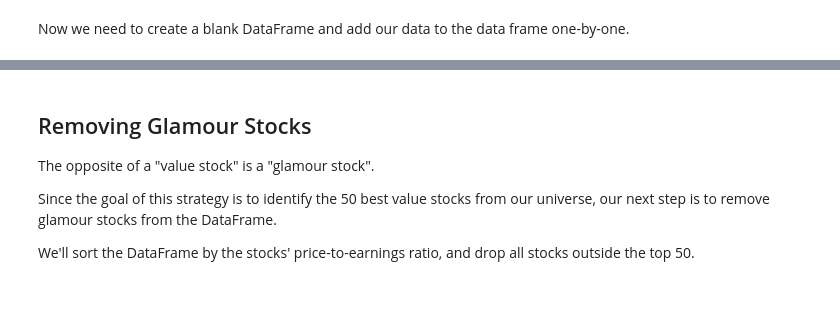
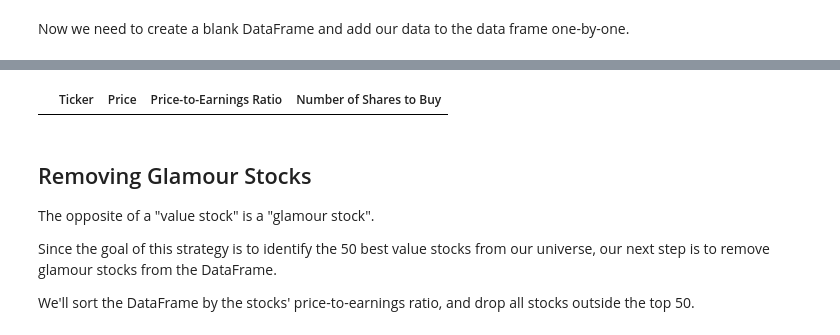
Before and after one commit to hakoshie/algo-trade, a Jupyter notebook: starter_files/003_quantitative_value_strategy.ipynb, the cells around one changed output, grey strips where cells are left out. Saved outputs shown, nothing was run; the diff lists cells and outputs as text; code cells hidden in the pictures; blank space fills up the shorter version.

```diff
--- a/starter_files/003_quantitative_value_strategy.ipynb
+++ b/starter_files/003_quantitative_value_strategy.ipynb
@@ -74,7 +94,7 @@ def chunks(lst, n):
     for i in range(0, len(lst), n):
         yield lst[i:i + n]
 
-symbol_groups = list(chunks(stocks['Ticker'], 100))
+symbol_groups = list(chunks(stocks['Symbol'], 100))
 symbol_strings = []
 for i in range(0, len(symbol_groups)):
     symbol_strings.append(','.join(symbol_groups[i]))
@@ -101,3 +106,10 @@ Now we need to create a blank DataFrame and add our data to the data frame one-b
+# %%
+final_df=pd.DataFrame(columns=my_columns)
+final_df
+for symbol_group in symbol_groups:
+    data=
+# %% [output]
+|  | Ticker | Price | Price-to-Earnings Ratio | Number of Shares to Buy |
 # %% [markdown]
 ## Removing Glamour Stocks
 
```
Also changed, not shown: parts of 4 cells of this notebook, 2 other files.
